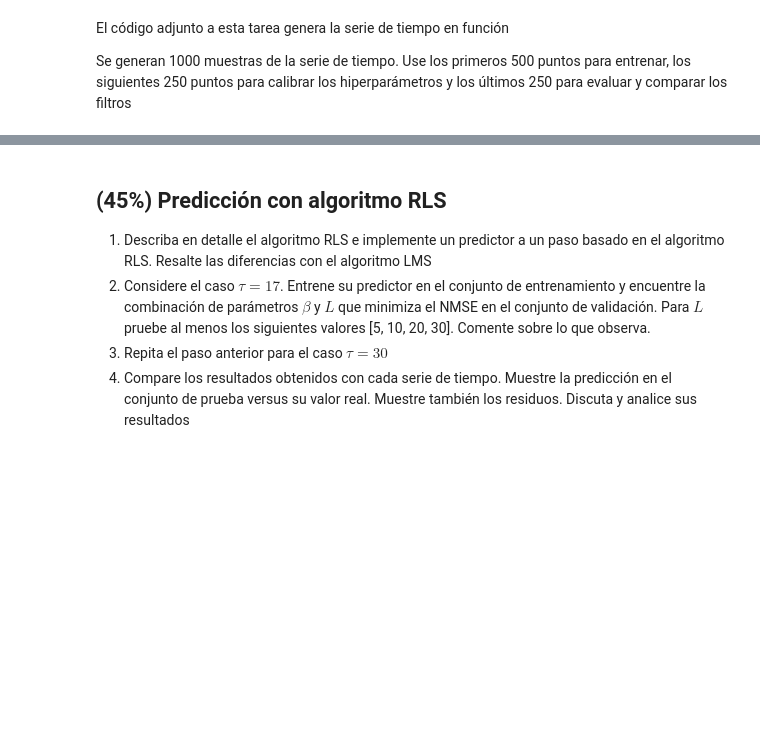
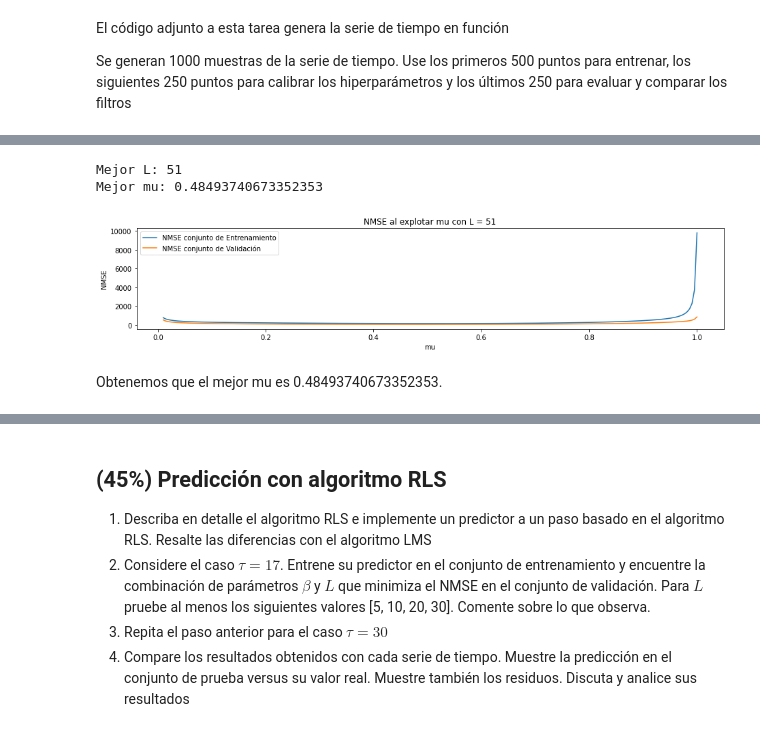
Before and after one commit to ehopperdietzel/Predictores-Adaptivos, a Jupyter notebook: tarea3_info183.ipynb, the cells around one changed output, grey strips where cells are left out. Drawn from its saved outputs; the diff is of its cells as text; code cells hidden in the pictures; blank space fills up the shorter version.

```diff
--- a/tarea3_info183.ipynb
+++ b/tarea3_info183.ipynb
@@ -186,0 +206,28 @@ len(t_train)
+# %%
+# Barrido explotador
+
+# Largos de filtro a probar
+filter_lengths = [51]
+
+# Parámetros mu a probar
+mus =  np.logspace(-2, 0, num=1000)
+
+best_L,best_mu,train_errs,valid_errs = BestNLMS()
+print("Mejor L:",best_L)
+print("Mejor mu:",best_mu)
+
+# Gráfica de errores
+fig, ax = plt.subplots(figsize=(13, 3), tight_layout=True)
+
+ax.plot(mus,train_errs, label='NMSE conjunto de Entrenamiento')
+ax.plot(mus,valid_errs, label='NMSE conjunto de Validación')
+ax.set_title('NMSE al explotar mu con L = 51');
+ax.set_ylabel('NMSE');
+ax.set_xlabel('mu');
+ax.legend();
+# %% [output]
+Mejor L: 51
+Mejor mu: 0.48493740673352353
+[figure, added]
+# %% [markdown]
+Obtenemos que el mejor mu es 0.48493740673352353.
```
Also changed, not shown: parts of 29 cells of this notebook.
